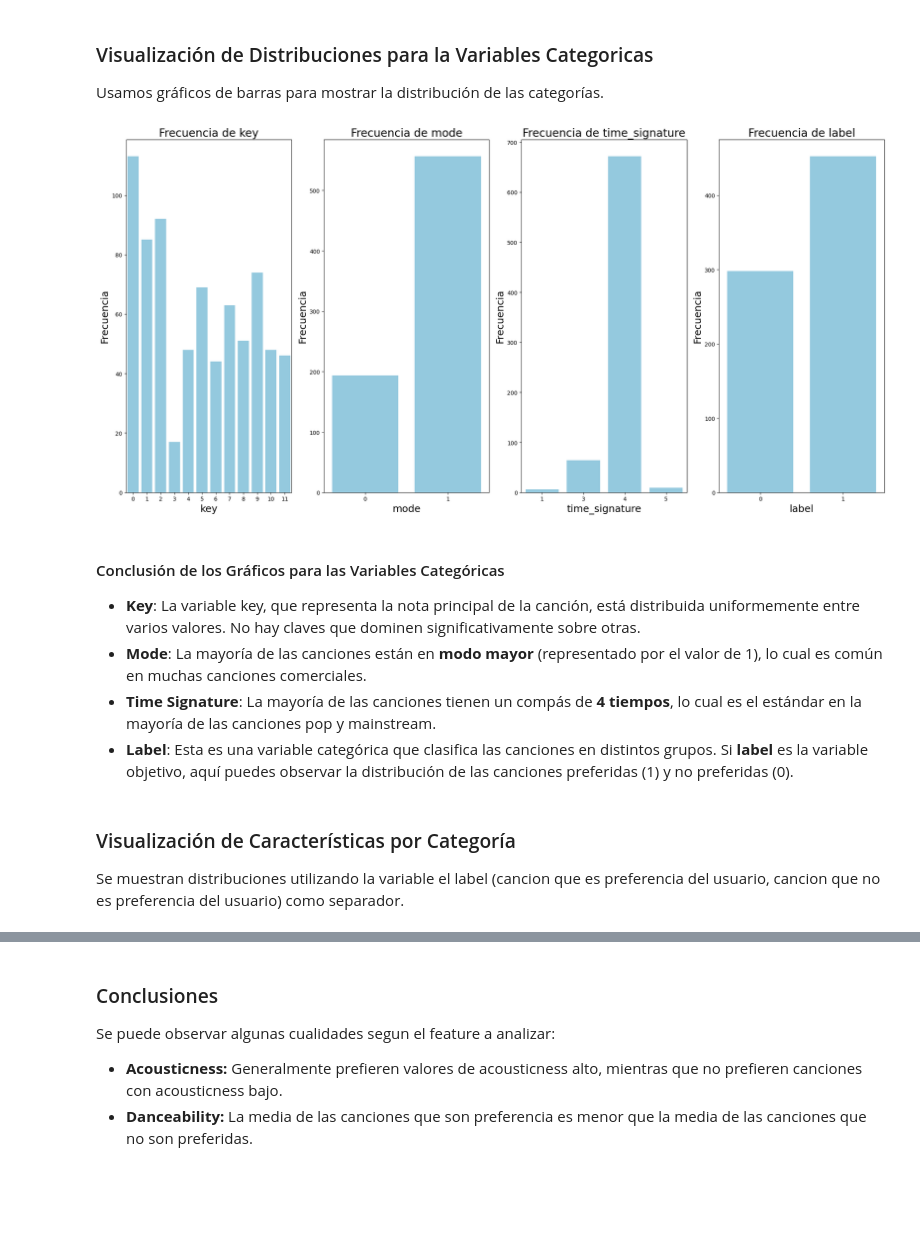
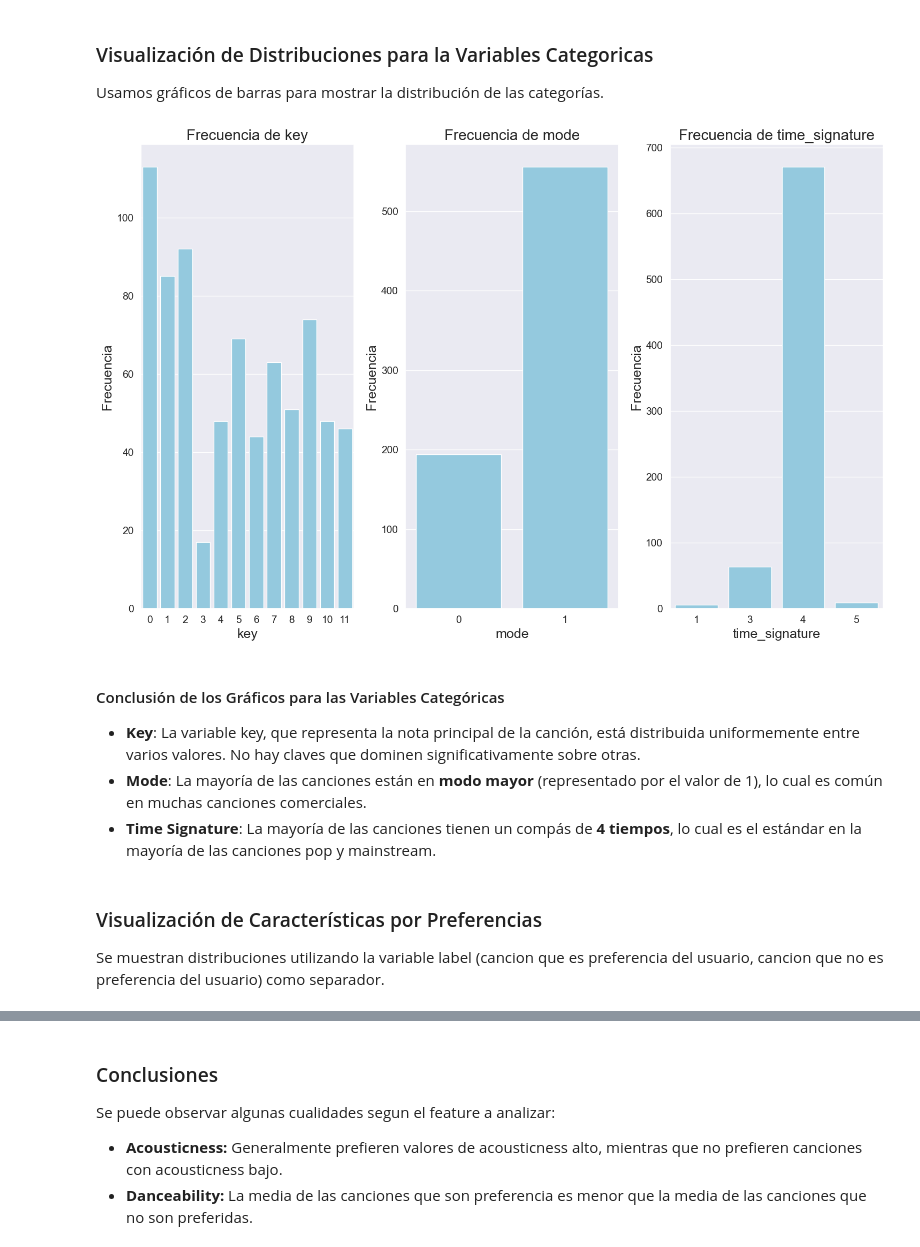
Before and after one commit to luciano106/CEIA-AMq1, a Jupyter notebook: TP_FINAL/tp_final.ipynb, the cells around one changed output, grey strips where cells are left out. Drawn from its saved outputs; the diff is of its cells as text; code cells hidden in the pictures; blank space fills up the shorter version.

```diff
--- a/TP_FINAL/tp_final.ipynb
+++ b/TP_FINAL/tp_final.ipynb
@@ -346,32 +442,31 @@ plt.show()
 Usamos gráficos de barras para mostrar la distribución de las categorías.
 # %%
 # Variables categóricas
-variables_categoricas = ['key', 'mode', 'time_signature', 'label']
+variables_categoricas = ['key', 'mode', 'time_signature']
 
 # Crear un gráfico para cada variable categórica con gráficos y letras más grandes
 plt.figure(figsize=(20, 10))  # Aumentar el tamaño general de la figura
 
 for i, variable in enumerate(variables_categoricas, 1):
     plt.subplot(1, 4, i)
     sns.countplot(x=variable, data=spotify_df, color='skyblue')
     plt.title(f'Frecuencia de {variable}', fontsize=20)  # Aumentar el tamaño del título
     plt.xlabel(variable, fontsize=18)  # Aumentar el tamaño del eje X
     plt.ylabel('Frecuencia', fontsize=18)  # Aumentar el tamaño del eje Y
 
 # Ajustar el layout para evitar solapamientos
 plt.tight_layout()
 plt.show()
 # %% [output]
-[figure, old version]
+[figure, new version]
 # %% [markdown]
 #### Conclusión de los Gráficos para las Variables Categóricas
 
 - **Key**: La variable key, que representa la nota principal de la canción, está distribuida uniformemente entre varios valores. No hay claves que dominen significativamente sobre otras.
 - **Mode**: La mayoría de las canciones están en **modo mayor** (representado por el valor de 1), lo cual es común en muchas canciones comerciales.
 - **Time Signature**: La mayoría de las canciones tienen un compás de **4 tiempos**, lo cual es el estándar en la mayoría de las canciones pop y mainstream.
-- **Label**: Esta es una variable categórica que clasifica las canciones en distintos grupos. Si **label** es la variable objetivo, aquí puedes observar la distribución de las canciones preferidas (1) y no preferidas (0).
 # %% [markdown]
-### Visualización de Características por Categoría
-Se muestran distribuciones utilizando la variable el label (cancion que es preferencia del usuario, cancion que no es preferencia del usuario) como separador.
+### Visualización de Características por Preferencias
+Se muestran distribuciones utilizando la variable label (cancion que es preferencia del usuario, cancion que no es preferencia del usuario) como separador.
 # %%
 import matplotlib.patches as patches
```
Also changed, not shown: parts of 38 cells of this notebook, 1 other file.
